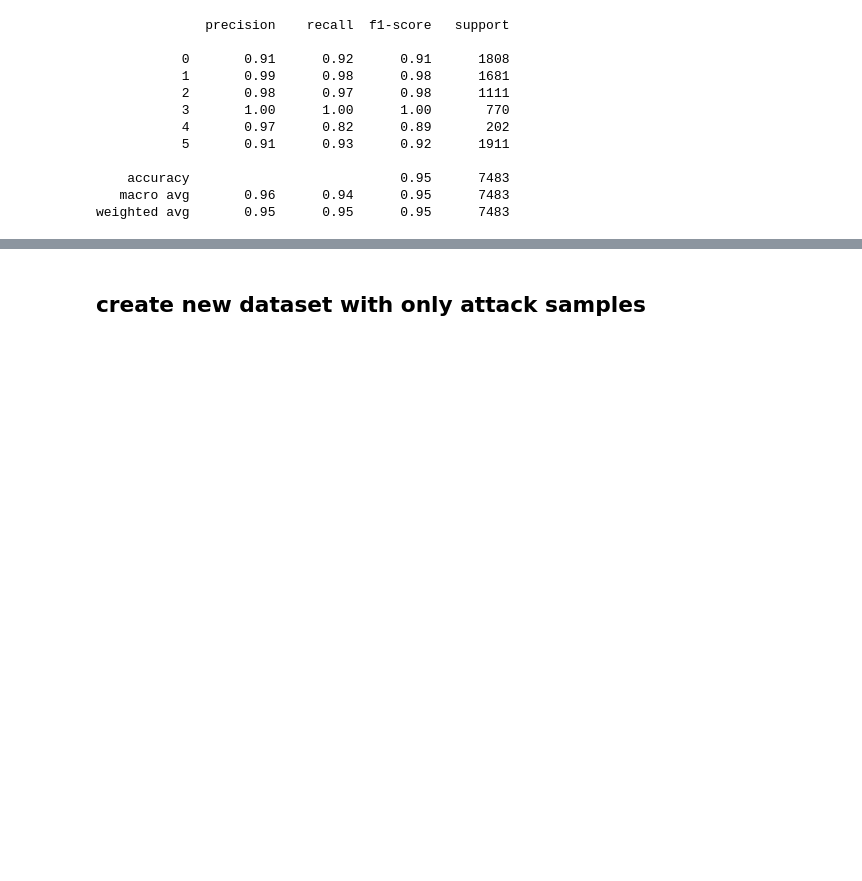
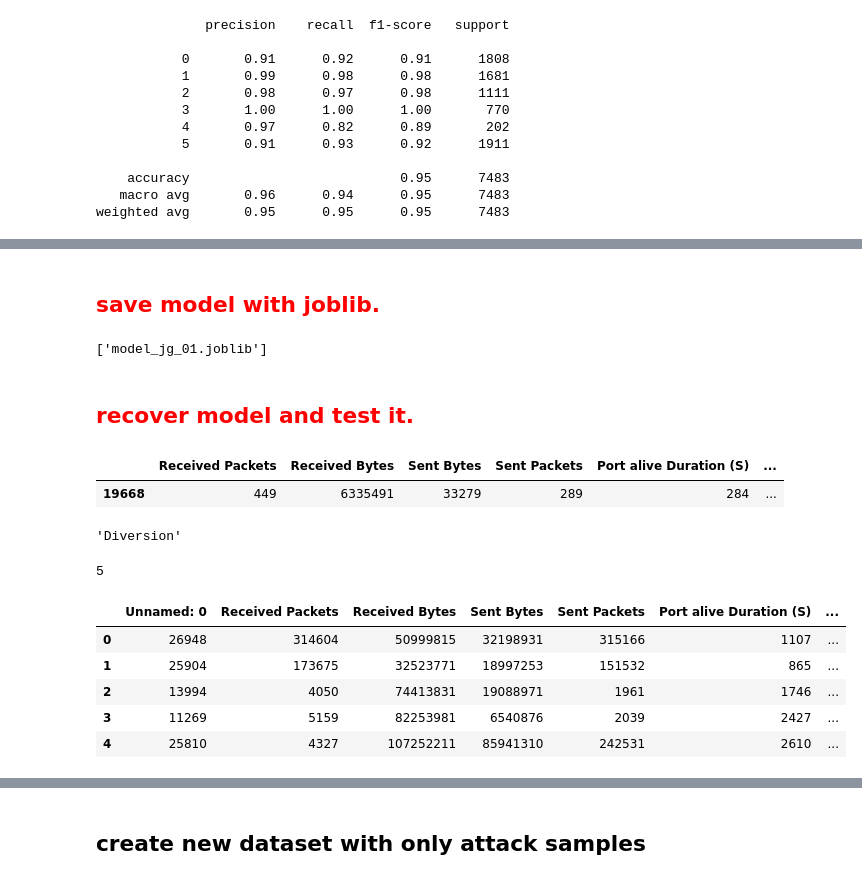
Before and after one commit to JoaquinGianan/project-network-analytics-fourthbrain, a Jupyter notebook: JG_files/notebooks/data_processing.ipynb, the cells around one changed output, grey strips where cells are left out. Cells and saved outputs as stored; diff of their text form; code cells hidden in the pictures; blank space fills up the shorter version.

```diff
--- a/JG_files/notebooks/data_processing.ipynb
+++ b/JG_files/notebooks/data_processing.ipynb
@@ -690,0 +702,15 @@ weighted avg       0.95      0.95      0.95      7483
+# %%
+import numpy as np
+import pandas as pd
+from xgboost import XGBClassifier
+
+X_red_new_train_cat = pd.read_csv("../data/processed/X_red_new_train_cat.csv")
+y_red_new_train_cat = pd.read_csv("../data/processed/y_red_new_train_cat.csv")
+
+
+model_jg_01 = XGBClassifier(learning_rate=1.0, max_depth=5, min_child_weight=8, n_estimators=100, n_jobs=1, subsample=0.8500000000000001, verbosity=0)
+# Fix random state in exported estimator
+if hasattr(model_jg_01, 'random_state'):
+    setattr(model_jg_01, 'random_state', 42)
+
+model_jg_01.fit(X_red_new_train_cat, y_red_new_train_cat)
@@ -690,0 +728,10 @@ weighted avg       0.95      0.95      0.95      7483
+# %% [markdown]
+## <span style= "color:red"> save model with joblib. </span>
+# %%
+import joblib
+
+joblib.dump(model_jg_01, "model_jg_01.joblib")
+# %% [output]
+['model_jg_01.joblib']
+# %% [markdown]
+## <span style= "color:red"> recover model and test it. </span>
@@ -690,0 +740,27 @@ weighted avg       0.95      0.95      0.95      7483
+# %%
+sam = 345
+sample1 = X_red_new_test_cat.iloc[[sam]]
+tag1 = y_red_new_test_cat.iloc[[sam]]
+sample1
+# %% [output]
+|  | Received Packets | Received Bytes | Sent Bytes | Sent Packets | Port alive Duration (S) | ... |
+| 19668 | 449 | 6335491 | 33279 | 289 | 284 | ... |
+# %%
+# results_dict[model.predict(single_data_sample)]
+results_demo = results_dict[model_2.predict(sample1)[0]]
+results_demo
+# %% [output]
+'Diversion'
+# %%
+int(model_2.predict(sample1))
+# %% [output]
+5
+# %%
+X_red_new_train_cat.head()
+# %% [output]
+|  | Unnamed: 0 | Received Packets | Received Bytes | Sent Bytes | Sent Packets | Port alive Duration (S) | ... |
+| 0 | 26948 | 314604 | 50999815 | 32198931 | 315166 | 1107 | ... |
+| 1 | 25904 | 173675 | 32523771 | 18997253 | 151532 | 865 | ... |
+| 2 | 13994 | 4050 | 74413831 | 19088971 | 1961 | 1746 | ... |
+| 3 | 11269 | 5159 | 82253981 | 6540876 | 2039 | 2427 | ... |
+| 4 | 25810 | 4327 | 107252211 | 85941310 | 242531 | 2610 | ... |
```
Also changed, not shown: parts of 7 cells of this notebook, 21 other files.
